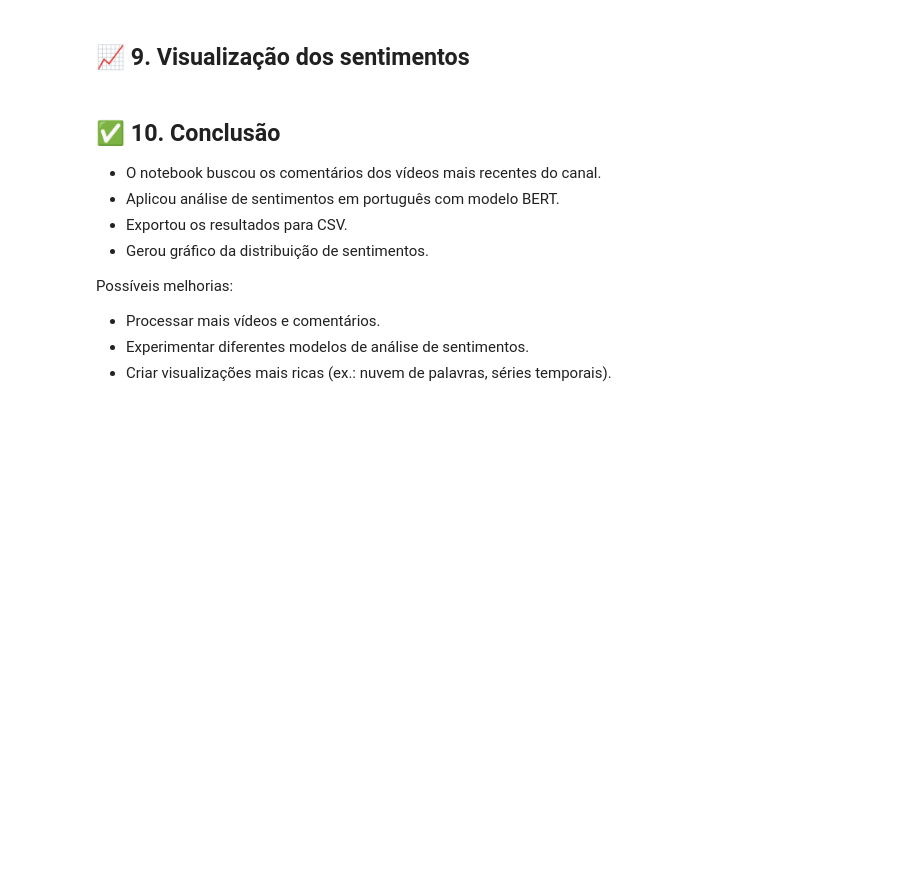
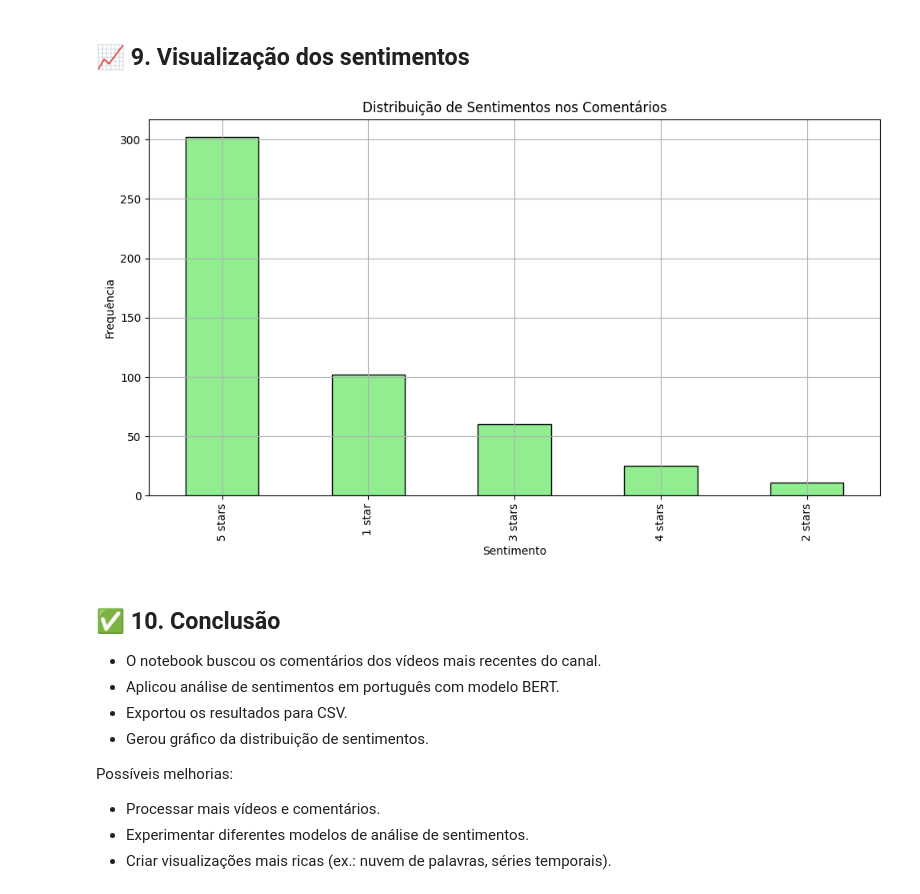
Before and after one commit to PadawanXXVI/youtube-sentiment-analysis, a Jupyter notebook: youtube.ipynb, the cells around one changed output. Cells and saved outputs as stored; diff of their text form; code cells hidden in the pictures; blank space fills up the shorter version.

Commit message:
feat: corrige varivael todos_dados que lista as avaliações

```diff
--- a/youtube.ipynb
+++ b/youtube.ipynb
@@ -97,3 +97,20 @@ sentiment_pipeline = pipeline(
 Device set to use cpu
 # %% [markdown]
 ## 🧾 8. Criar DataFrame e salvar resultados
+# %%
+todos_dados = []
+for video_id in video_ids:
+    comentarios = extrair_comentarios(video_id)
+    print(f"Analisando {len(comentarios)} comentários do vídeo {video_id}...")
+    for comentario in comentarios:
+        try:
+            resultado = sentiment_pipeline(comentario[:512])[0]  # Limitar a 512 caracteres
+            todos_dados.append({
+                "video_id": video_id,
+                "comentario": comentario,
+                "label": resultado["label"],
+                "score": resultado["score"]
+            })
+        except Exception as e:
+            print(f"Erro ao analisar comentário: {e}")
+    time.sleep(1)  # Evitar limites de taxa
@@ -107,13 +135,15 @@ NameError: name 'todos_dados' is not defined
 ## 📈 9. Visualização dos sentimentos
 # %%
 plt.figure(figsize=(10,6))
-df["sentimento"].value_counts().plot(kind="bar", color="lightgreen", edgecolor="black")
+df["label"].value_counts().plot(kind="bar", color="lightgreen", edgecolor="black")
 plt.title("Distribuição de Sentimentos nos Comentários")
 plt.xlabel("Sentimento")
 plt.ylabel("Frequência")
 plt.grid(True)
 plt.tight_layout()
 plt.show()
+# %% [output]
+[figure, added]
 # %% [markdown]
 ## ✅ 10. Conclusão
 
```
Also changed, not shown: parts of 3 cells of this notebook, 1 other file.
